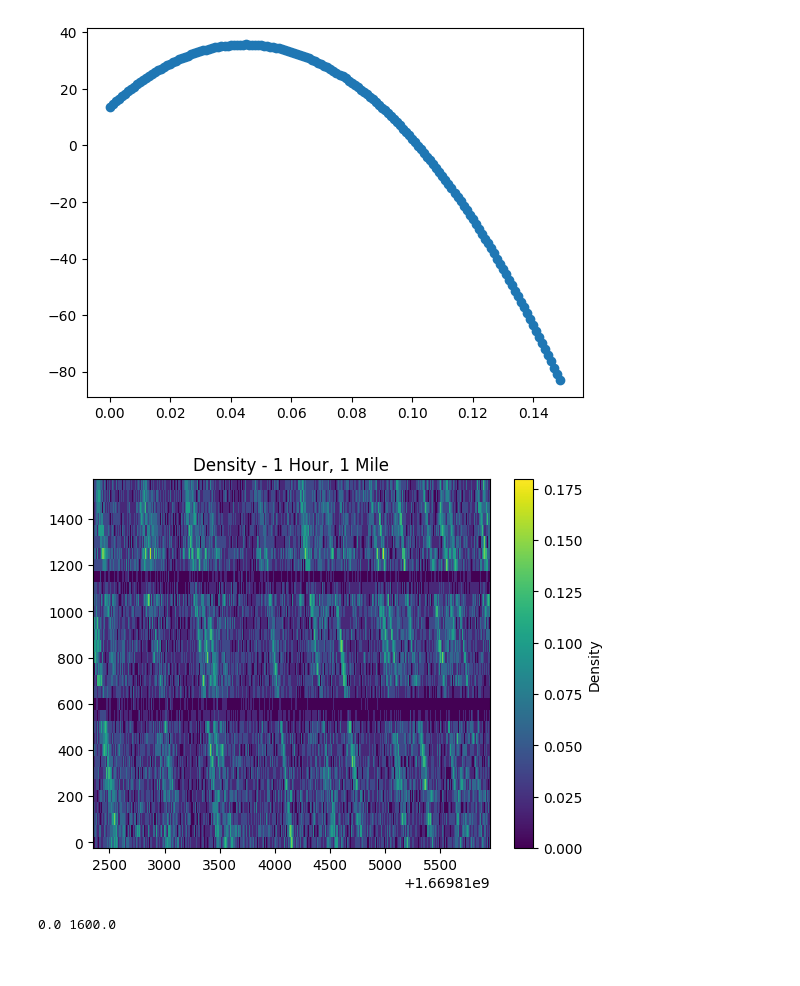
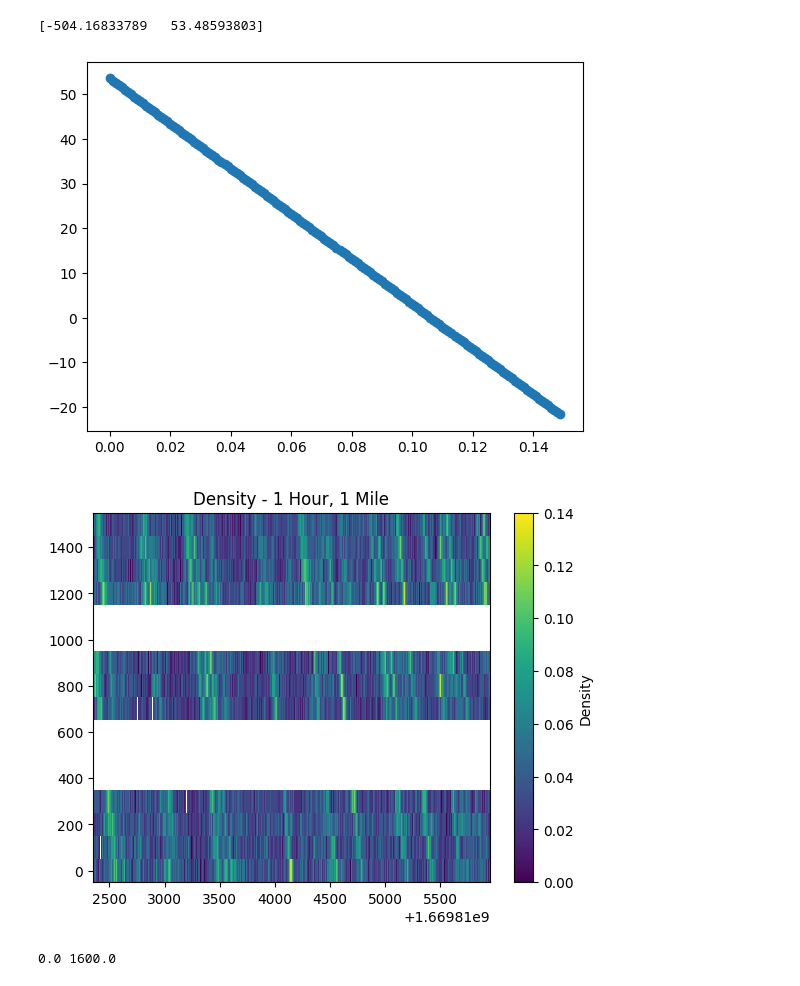
Before and after one commit to AlexOSAdventurer/i24_macro_micro_hybrid, a Jupyter notebook: i24_data_cleanup.ipynb, the cells around one changed output. Drawn from its saved outputs; the diff is of its cells as text; code cells hidden in the pictures.

```diff
--- a/i24_data_cleanup.ipynb
+++ b/i24_data_cleanup.ipynb
@@ -171,7 +171,7 @@ class AdaptiveSmoothing(nn.Module):
         # print size of v
         return v.squeeze(1)
 # %%
-i24macro = i24_motion_macro.I24MotionMacro(i24_motion_macro.i24_motion_data.I24MotionData(2, 1669812350, 1669812350+3600, 0, 1600), 2, "road_2", longitudinal_cell_size=50.0, time_delta=0.5)
+i24macro = i24_motion_macro.I24MotionMacro(i24_motion_macro.i24_motion_data.I24MotionData(2, 1669812350, 1669812350+3600, 0, 1600), 2, "road_2", longitudinal_cell_size=100.0, time_delta=1.0)
 # %%
 raw_macro = i24macro.loadRawMacroData()
 # %%
@@ -183,6 +183,15 @@ raw_macro[-1]['density'].shape
 # %%
 density_result, velocity_result, flow_result = raw_macro[-1]["density"], raw_macro[-1]["velocity"], raw_macro[-1]["flow"]
-velocity_result_mask = ~numpy.isnan(velocity_result)
+outage_mask = []
+for i, entry in enumerate(zip(queries['s_min'], queries['s_max'])):
+    s_min, s_max = entry[0], entry[1]
+    outage_mask.append(False)
+    for outage in [[400.0, 600.0], [1000.0, 1100.0]]:
+        if (s_min >= outage[0]) and (s_min <= outage[1]):
+            outage_mask[-1] = True
+outage_mask = numpy.isnan(velocity_result) | outage_mask
+velocity_result_mask = ~(outage_mask)
+print(velocity_result_mask)
 density_result_stat = density_result[velocity_result_mask]
 velocity_result_stat = velocity_result[velocity_result_mask]
 flow_result_stat = flow_result[velocity_result_mask]
@@ -238,24 +248,28 @@ plt.show()
 # %%
-p = numpy.polyfit(density_result_stat, velocity_result_stat, deg=2)
+p = numpy.polyfit(density_result_stat, velocity_result_stat, deg=1)
+print(p)
 density_range = numpy.arange(0, 0.15, 0.001)
 def polyfunction(p, d):
-    return (p[0] * (d ** 2.0)) + (p[1] * d) + p[2]
+    return (p[0] * d) + p[1]
 
 estimated_velocity = numpy.array([polyfunction(p, d) for d in density_range])
 plt.scatter(density_range, estimated_velocity)
 plt.show()
 # %% [output]
+[-504.16833789   53.48593803]
-[figure, old version]
+[figure, new version]
 # %%
-timestamp_min_display = numpy.array(queries["timestamp_min"]).reshape((7200, 32)).T
-s_min_display = numpy.array(queries["s_min"]).reshape((7200, 32)).T
-density_result_display = density_result.reshape((7200, 32)).T
+timestamp_min_display = numpy.array(queries["timestamp_min"]).reshape((3600, 16)).T
+s_min_display = numpy.array(queries["s_min"]).reshape((3600, 16)).T
+density_result_display = density_result.copy()
+density_result_display[outage_mask] = numpy.nan
+density_result_display = density_result_display.reshape((3600, 16)).T
 plt.pcolormesh(timestamp_min_display, s_min_display, density_result_display, cmap='viridis', shading='auto')
 plt.title('Density - 1 Hour, 1 Mile')
 plt.colorbar(label='Density')
 plt.show()
 # %% [output]
-[figure, old version]
+[figure, new version]
 # %%
 print(min(queries["s_min"]), max(queries["s_max"]))
 # %% [output]
```
Also changed, not shown: parts of 18 cells of this notebook, 3 other files.
